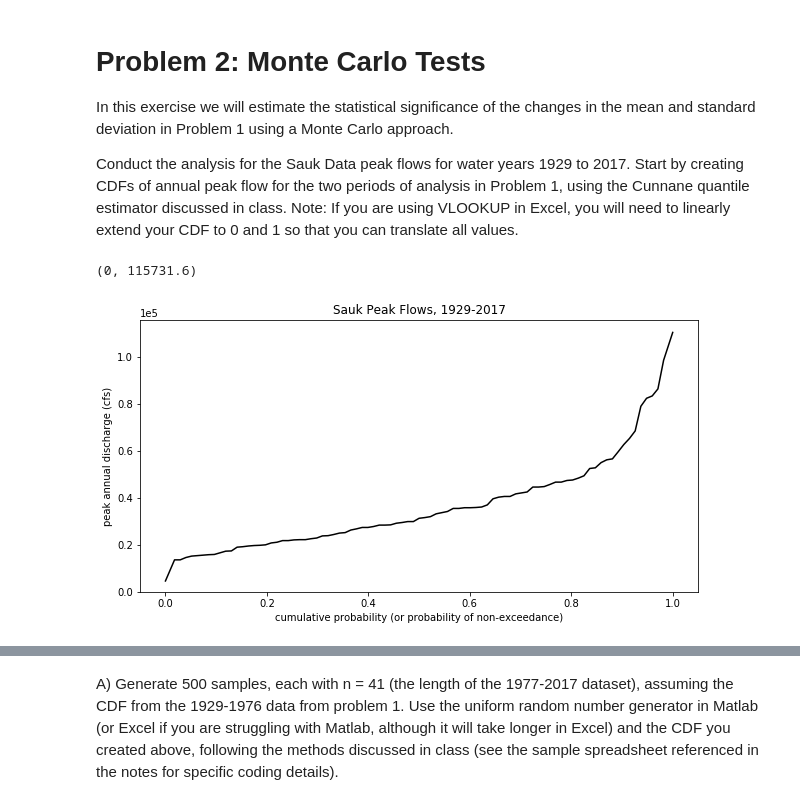
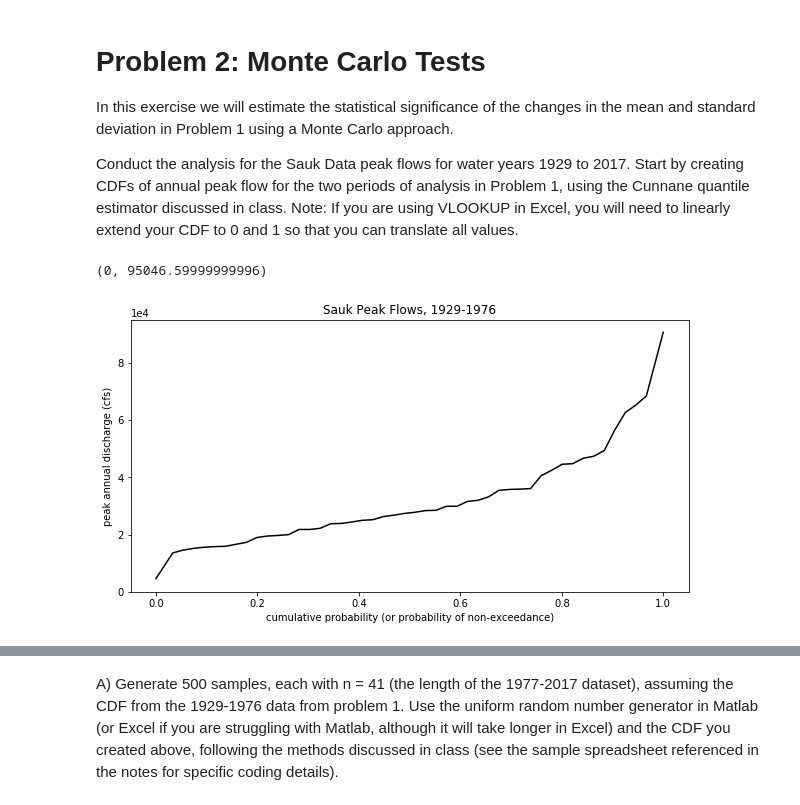
Before and after one commit to AzusaSayuri/UW-Data-analysis, a Jupyter notebook: HW2/HW2.ipynb, the cells around one changed output, grey strips where cells are left out. Drawn from its saved outputs; the diff is of its cells as text; code cells hidden in the pictures.

```diff
--- a/HW2/HW2.ipynb
+++ b/HW2/HW2.ipynb
@@ -328,34 +328,34 @@ def quantile_fn(data):
         rank.append(i+1)
         # Using the Cunnane plotting position.
         plotting_position.append((rank[i]-.4)/(n+.2))
 
     return ordered_data, plotting_position
 
-data = df_sk['peak_va']
+data = df_sk_b['peak_va']
 
 x_ordered, x_plotting = quantile_fn(data)
 x_CDF = [1 - i for i in x_plotting]
 
 x_ordered.reverse()
 
 # Extrapolate linearly to 0 and 1
 xsort_first = x_ordered[0] + (x_ordered[0]-x_ordered[1]) * (1-x_CDF[0])/(x_CDF[0]-x_CDF[1])
 xsort_last = x_ordered[len(x_ordered)-1] - (x_ordered[len(x_ordered)-1] - x_ordered[len(x_ordered)-2]) * x_CDF[len(x_CDF)-1]/(x_CDF[len(x_CDF)-1]- x_CDF[len(x_CDF)-2])
 xsort = [xsort_first]
 xsort.extend(x_ordered)
 xsort.append(xsort_last)
 
 x_CDF.insert(0, 1)
 x_CDF.append(0)
 
 # Plot
 plt.figure(figsize=(10,5))
 plt.plot(x_CDF, xsort, color='black')
 plt.ylabel('peak annual discharge (cfs)')
 plt.xlabel('cumulative probability (or probability of non-exceedance)')
-plt.title('Sauk Peak Flows, 1929-2017')
+plt.title('Sauk Peak Flows, 1929-1976')
 plt.ticklabel_format(axis='y', style='sci', scilimits=(0,0))
 plt.ylim(0, )
 # %% [output]
-(0, 115731.6)
+(0, 95046.59999999996)
-[figure, old version]
+[figure, new version]
```
Also changed, not shown: parts of 12 cells of this notebook, 1 other file.
